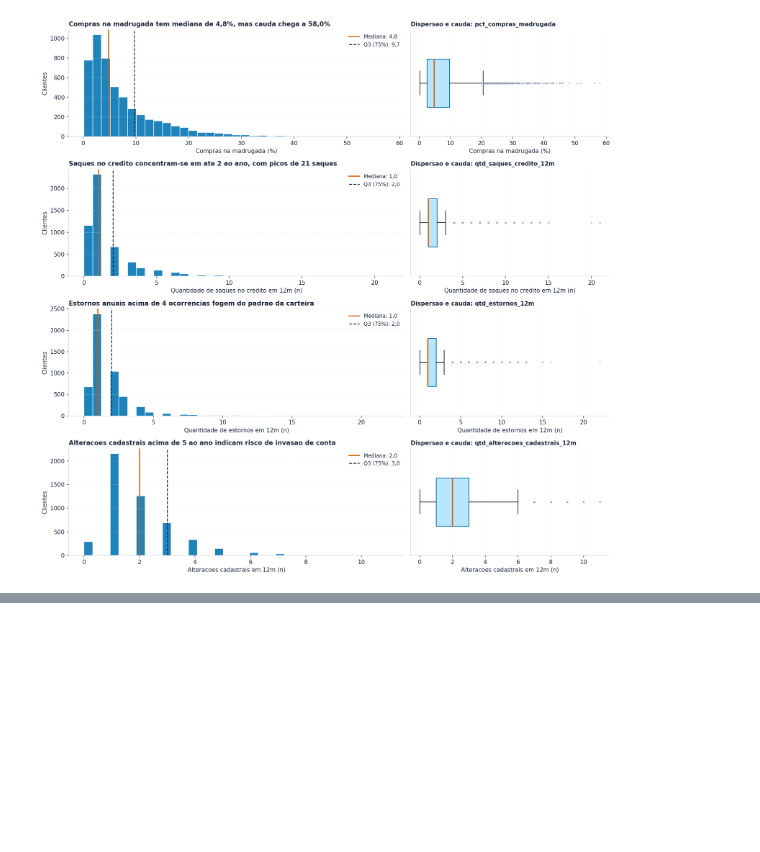
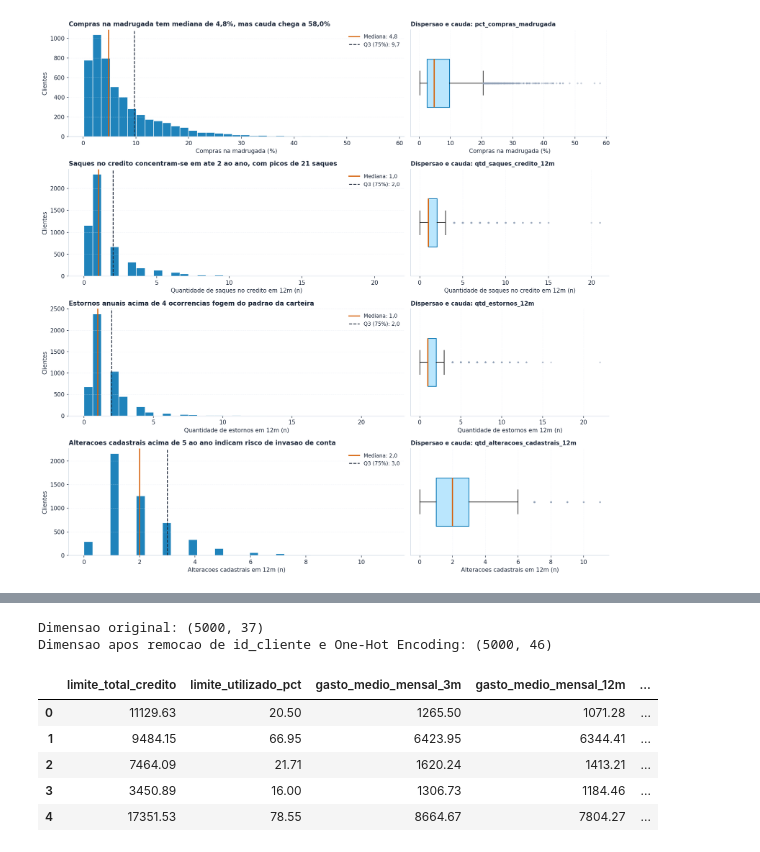
Before and after one commit to caioceo/unsupervised-fraud-detection, a Jupyter notebook: notebooks/notebooks.ipynb, the cells around one changed output, grey strips where cells are left out. Saved outputs shown, nothing was run; the diff lists cells and outputs as text; code cells hidden in the pictures; blank space fills up the shorter version.

Commit message:
feat(preprocessamento): remove id_cliente e aplica One-Hot Encoding nas variaveis categoricas nominais

```diff
--- a/notebooks/notebooks.ipynb
+++ b/notebooks/notebooks.ipynb
@@ -185,0 +197,19 @@ util.plot_hist_and_box(raw_df, risk_specs, save_path="../reports/figures/fig04_e
+# %%
+categorical_cols = ["tipo_lojista_predominante", "canal_acesso_predominante"]
+numeric_cols = [c for c in raw_df.columns if c not in categorical_cols + ["id_cliente"]]
+
+df_no_id = raw_df.drop(columns=["id_cliente"])
+df_encoded = pd.get_dummies(df_no_id, columns=categorical_cols, drop_first=False, dtype=int)
+
+print(f"Dimensao original: {raw_df.shape}")
+print(f"Dimensao apos remocao de id_cliente e One-Hot Encoding: {df_encoded.shape}")
+df_encoded.head()
+# %% [output]
+Dimensao original: (5000, 37)
+Dimensao apos remocao de id_cliente e One-Hot Encoding: (5000, 46)
+|  | limite_total_credito | limite_utilizado_pct | gasto_medio_mensal_3m | gasto_medio_mensal_12m | ... |
+| 0 | 11129.63 | 20.50 | 1265.50 | 1071.28 | ... |
+| 1 | 9484.15 | 66.95 | 6423.95 | 6344.41 | ... |
+| 2 | 7464.09 | 21.71 | 1620.24 | 1413.21 | ... |
+| 3 | 3450.89 | 16.00 | 1306.73 | 1184.46 | ... |
+| 4 | 17351.53 | 78.55 | 8664.67 | 7804.27 | ... |
```
Also changed, not shown: parts of 1 cell of this notebook.
